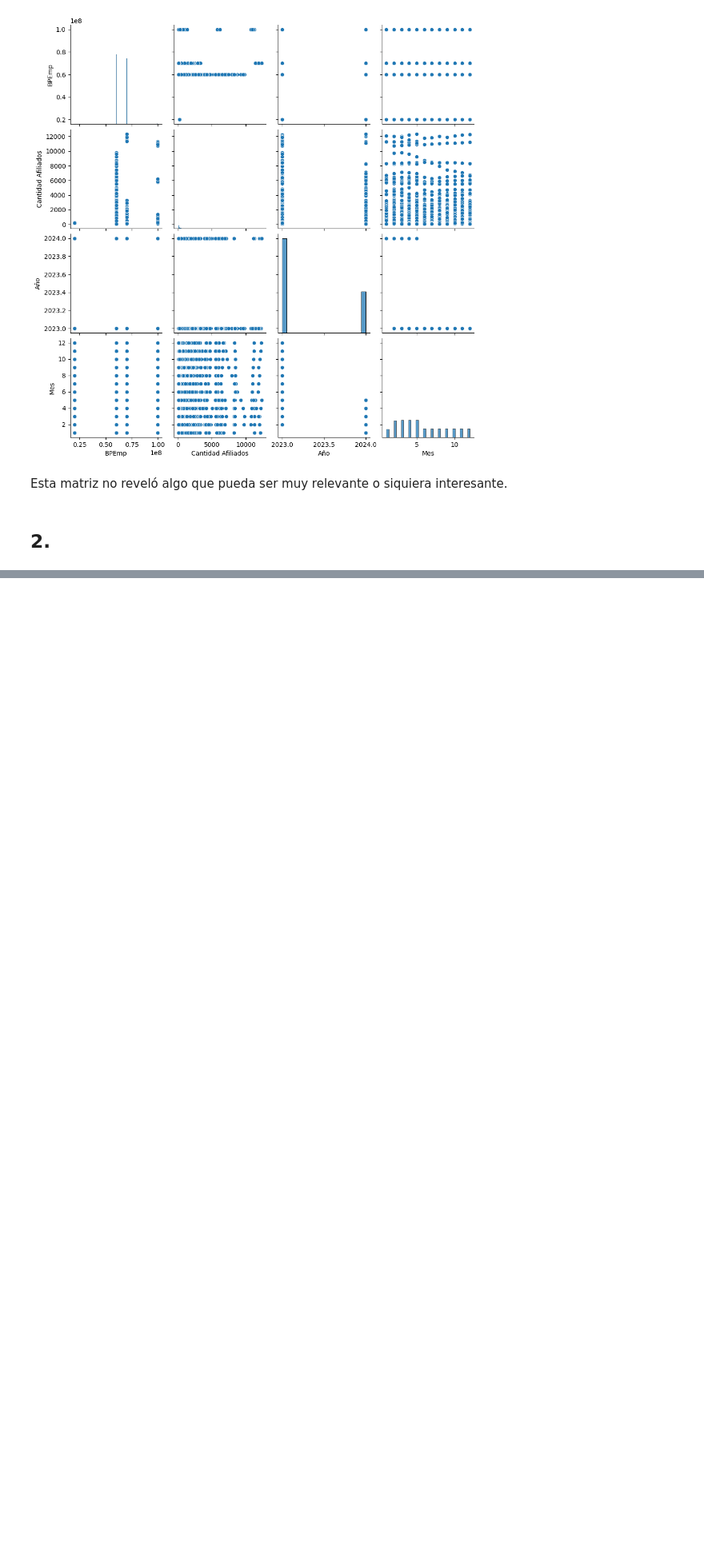
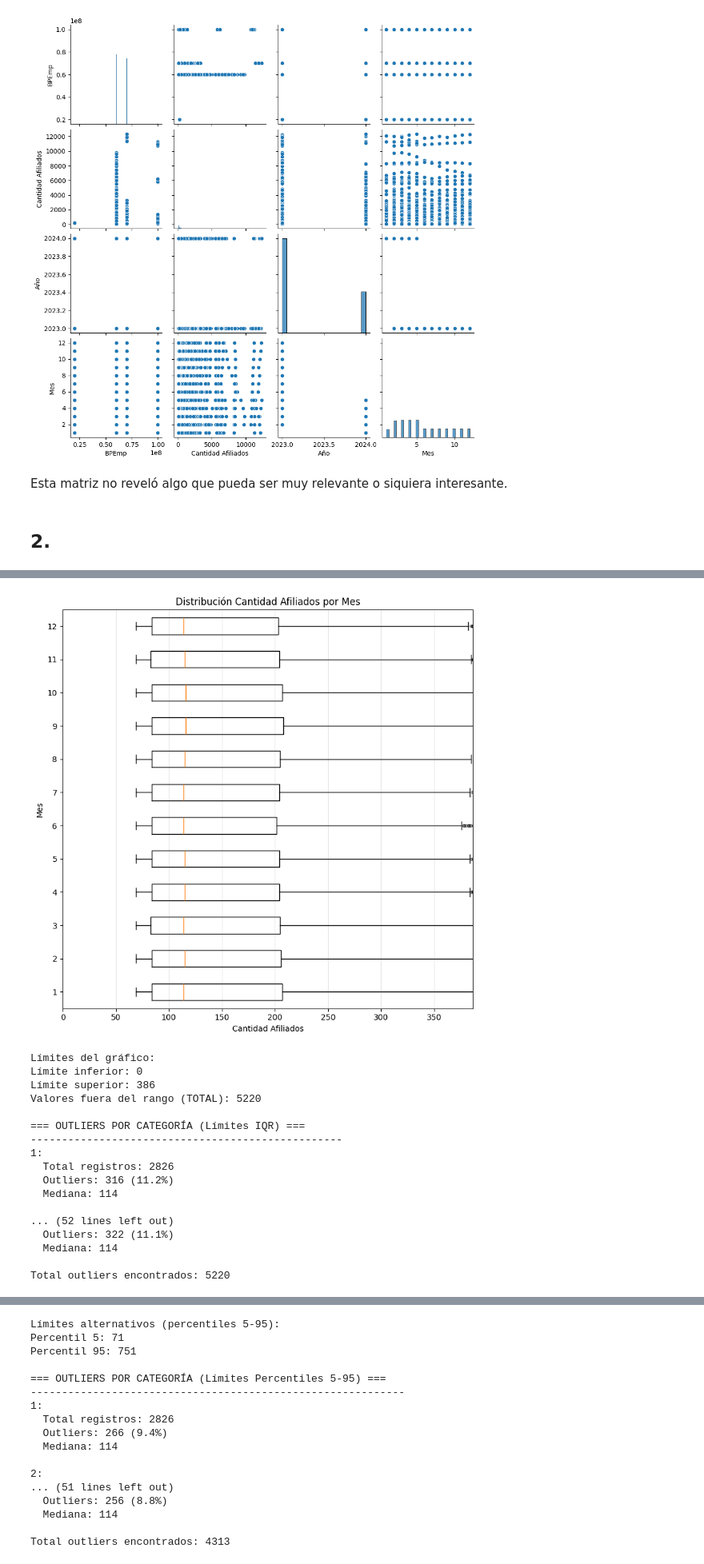
Before and after one commit to fyamith01/Prueba_Comfama, a Jupyter notebook: Entrega/parte_2/modelo_Fabian-Yamith-Tovar.ipynb, the cells around one changed output, grey strips where cells are left out. Shown at 80% size. Drawn from its saved outputs; the diff is of its cells as text; code cells hidden in the pictures; blank space fills up the shorter version.

```diff
--- a/Entrega/parte_2/modelo_Fabian-Yamith-Tovar.ipynb
+++ b/Entrega/parte_2/modelo_Fabian-Yamith-Tovar.ipynb
@@ -77,0 +351,21 @@ Esta matriz no reveló algo que pueda ser muy relevante o siquiera interesante.
+# %%
+boxplot_categorias(df,'Mes','Cantidad Afiliados')
+# %% [output]
+[figure, added]
+Límites del gráfico:
+Límite inferior: 0
+Límite superior: 386
+Valores fuera del rango (TOTAL): 5220
+
+=== OUTLIERS POR CATEGORÍA (Límites IQR) ===
+--------------------------------------------------
+1:
+  Total registros: 2826
+  Outliers: 316 (11.2%)
+  Mediana: 114
+
+... (52 lines left out)
+  Outliers: 322 (11.1%)
+  Mediana: 114
+
+Total outliers encontrados: 5220
@@ -77,0 +373,17 @@ Esta matriz no reveló algo que pueda ser muy relevante o siquiera interesante.
+Límites alternativos (percentiles 5-95):
+Percentil 5: 71
+Percentil 95: 751
+
+=== OUTLIERS POR CATEGORÍA (Límites Percentiles 5-95) ===
+------------------------------------------------------------
+1:
+  Total registros: 2826
+  Outliers: 266 (9.4%)
+  Mediana: 114
+
+2:
+... (51 lines left out)
+  Outliers: 256 (8.8%)
+  Mediana: 114
+
+Total outliers encontrados: 4313
```
Also changed, not shown: parts of 34 cells of this notebook, 3 other files.
